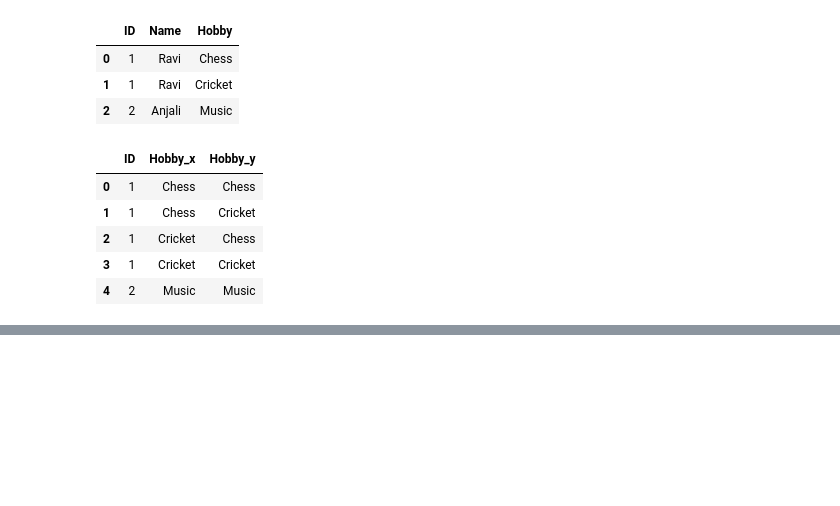
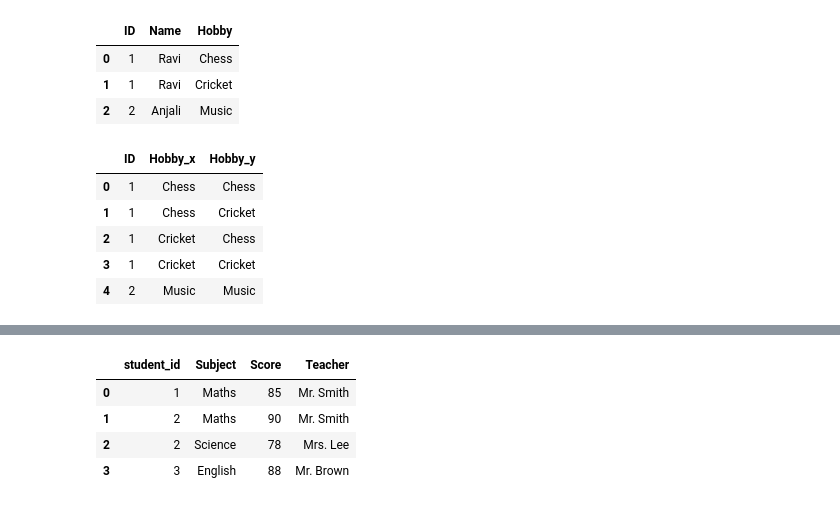
Before and after one commit to Gaurav200016/ML, a Jupyter notebook: Day3a.ipynb, the cells around one changed output, grey strips where cells are left out. Saved outputs shown, nothing was run; the diff lists cells and outputs as text; code cells hidden in the pictures; blank space fills up the shorter version.

```diff
--- a/Day3a.ipynb
+++ b/Day3a.ipynb
@@ -203,0 +254,10 @@ dp5
+# %%
+srm=pd.merge(marks,teachers,how="left",on="Subject")
+# %%
+srm
+# %% [output]
+|  | student_id | Subject | Score | Teacher |
+| 0 | 1 | Maths | 85 | Mr. Smith |
+| 1 | 2 | Maths | 90 | Mr. Smith |
+| 2 | 2 | Science | 78 | Mrs. Lee |
+| 3 | 3 | English | 88 | Mr. Brown |
```
Also changed, not shown: parts of 10 cells of this notebook, 5 other files.
